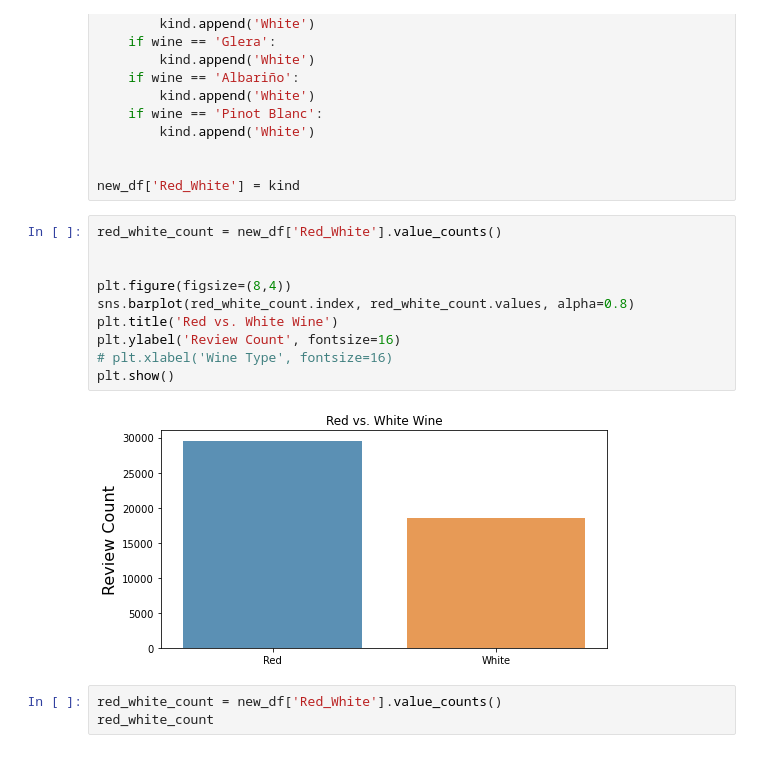
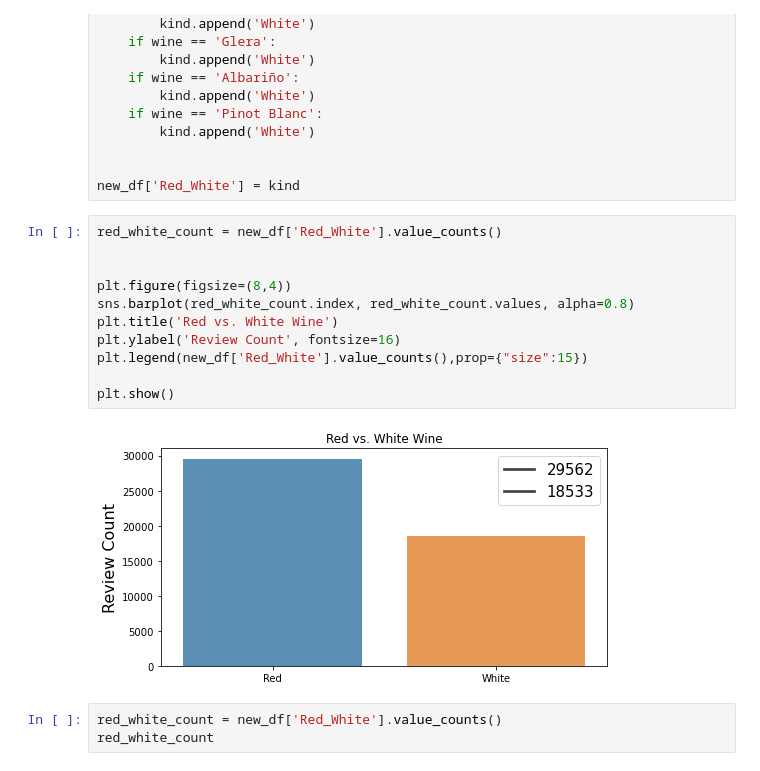
Before and after one commit to ascott011/Wine_Prediction, a Jupyter notebook: Capstone_2.1.ipynb, the cells around one changed output. Drawn from its saved outputs; the diff is of its cells as text.

```diff
--- a/Capstone_2.1.ipynb
+++ b/Capstone_2.1.ipynb
@@ -238,15 +238,16 @@ new_df['Red_White'] = kind
 # %%
 red_white_count = new_df['Red_White'].value_counts()
 
 
 plt.figure(figsize=(8,4))
 sns.barplot(red_white_count.index, red_white_count.values, alpha=0.8)
 plt.title('Red vs. White Wine')
 plt.ylabel('Review Count', fontsize=16)
-# plt.xlabel('Wine Type', fontsize=16)
+plt.legend(new_df['Red_White'].value_counts(),prop={"size":15})
+
 plt.show()
 # %% [output]
-[figure, old version]
+[figure, new version]
 # %%
 red_white_count = new_df['Red_White'].value_counts()
 red_white_count
```
Also changed, not shown: parts of 13 cells of this notebook.
